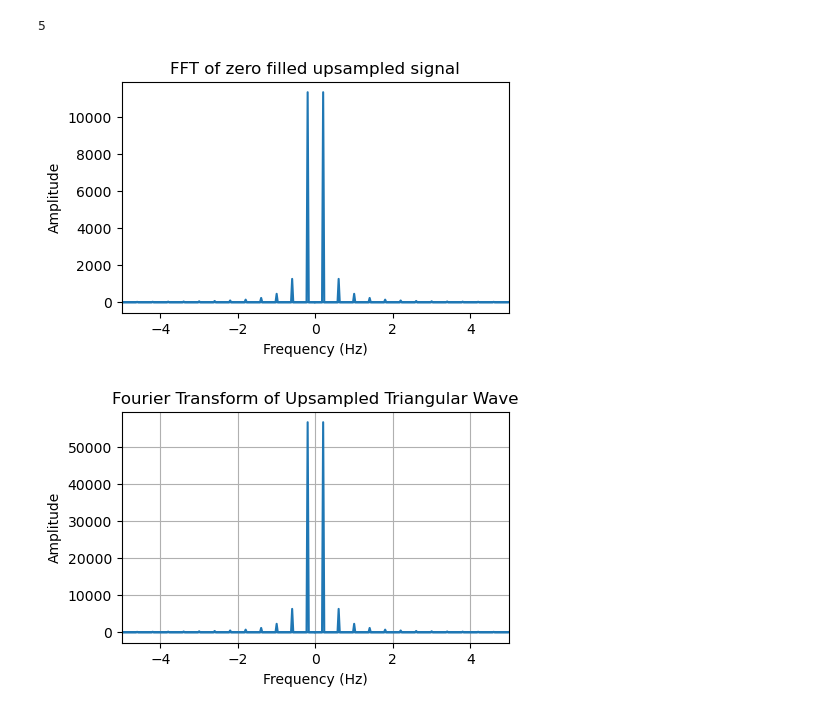
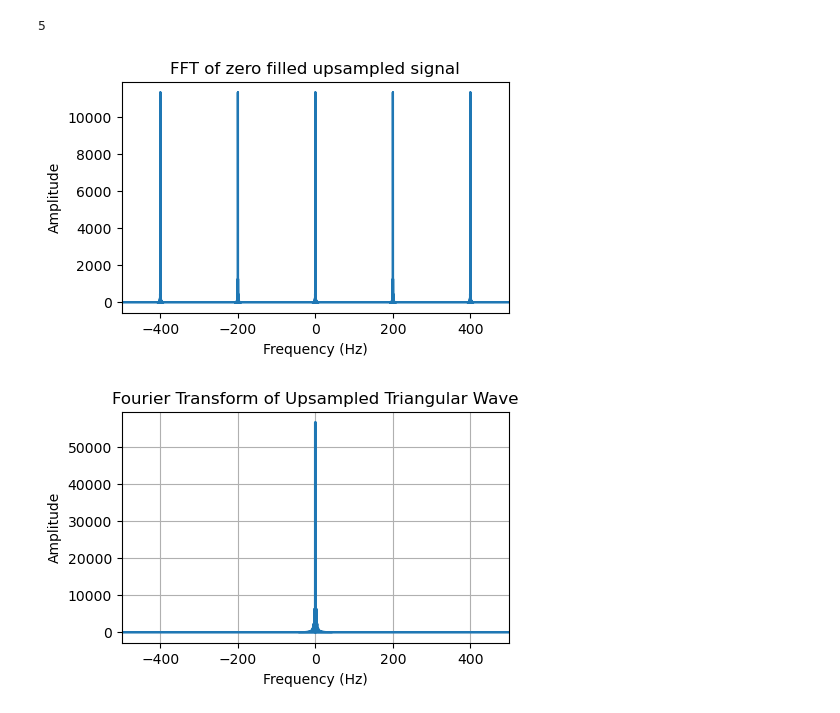
Before and after one commit to ADI-ROXX/DSP, a Jupyter notebook: assign2.ipynb, the cells around one changed output. Cells and saved outputs as stored; diff of their text form; code cells hidden in the pictures.

```diff
--- a/assign2.ipynb
+++ b/assign2.ipynb
@@ -43,38 +40,38 @@ for i in triag:
     for j in range(upsample_factor-1):
         zero_int.append(0)
 zero_int=np.array(zero_int)
 
 upsampled_triangular_wave = resample(triag, len(triag)*upsample_factor)
 
 
 
 upsampled_fft = np.fft.fft(upsampled_triangular_wave)
-upsampled_fft_freq = np.fft.fftfreq(len(upsampled_triangular_wave), 1/(fs))
+upsampled_fft_freq = np.fft.fftfreq(len(upsampled_triangular_wave), 1/(fs*upsample_factor))
 
 zero_fft=np.fft.fft(zero_int)
 zero_fft_freq=np.fft.fftfreq(len(zero_fft),1/fs)
 
 
 plt.figure(figsize=(5, 3))
 plt.plot(zero_fft_freq, np.abs(zero_fft))
 plt.title("FFT of zero filled upsampled signal")
 plt.xlabel('Frequency (Hz)')
 plt.ylabel('Amplitude')
-plt.xlim(-5,5)
+plt.xlim(-500,500)
 plt.show()
 plt.figure(figsize=(5, 3))
 plt.plot(upsampled_fft_freq, np.abs(upsampled_fft))
 plt.xlabel('Frequency (Hz)')
 plt.ylabel('Amplitude')
-plt.xlim(-5,5)
+plt.xlim(-500,500)
 
 plt.title('Fourier Transform of Upsampled Triangular Wave')
 plt.grid(True)
 plt.show()
 # %% [output]
 5
-[figure, old version]
+[figure, new version]
-[figure, old version]
+[figure, new version]
 # %%
 
 # # ds_factor = eval(input("Enter the downsample factor:"))
```
Also changed, not shown: parts of 3 cells of this notebook, 1 other file.
